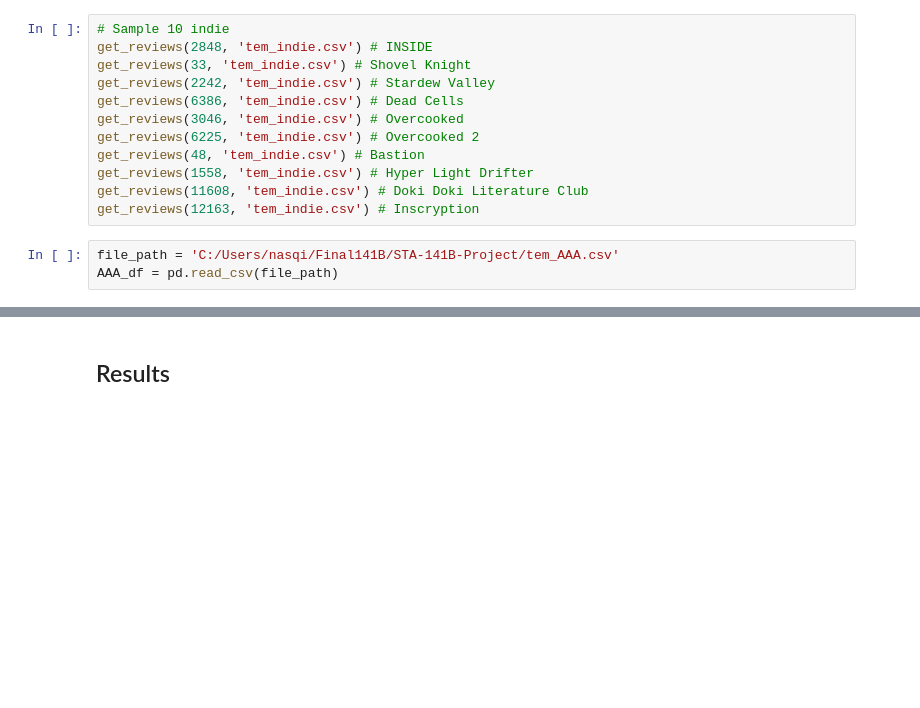
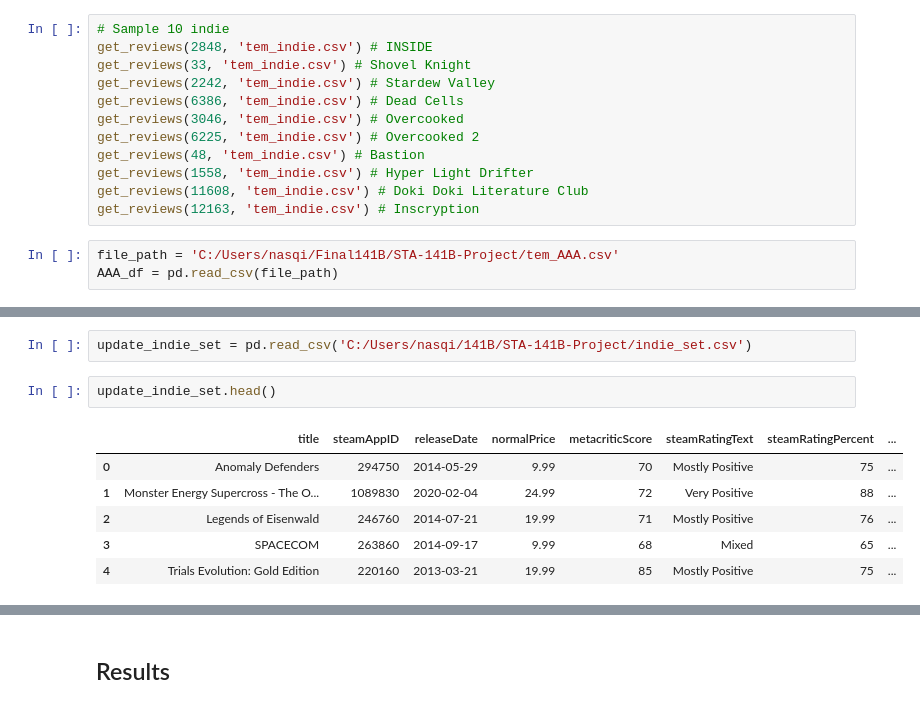
Before and after one commit to judahhsu/An-Investigation-into-the-Factors-which-Influence-a-Video-Game-s-Popularity, a Jupyter notebook: Final Project.ipynb, the cells around one changed output, grey strips where cells are left out. Drawn from its saved outputs; the diff is of its cells as text; blank space fills up the shorter version.

```diff
--- a/Final Project.ipynb
+++ b/Final Project.ipynb
@@ -476,0 +515,11 @@ indie_df.head()
+# %%
+update_indie_set = pd.read_csv('C:/Users/nasqi/141B/STA-141B-Project/indie_set.csv')
+# %%
+update_indie_set.head()
+# %% [output]
+|  | title | steamAppID | releaseDate | normalPrice | metacriticScore | steamRatingText | steamRatingPercent | ... |
+| 0 | Anomaly Defenders | 294750 | 2014-05-29 | 9.99 | 70 | Mostly Positive | 75 | ... |
+| 1 | Monster Energy Supercross - The O... | 1089830 | 2020-02-04 | 24.99 | 72 | Very Positive | 88 | ... |
+| 2 | Legends of Eisenwald | 246760 | 2014-07-21 | 19.99 | 71 | Mostly Positive | 76 | ... |
+| 3 | SPACECOM | 263860 | 2014-09-17 | 9.99 | 68 | Mixed | 65 | ... |
+| 4 | Trials Evolution: Gold Edition | 220160 | 2013-03-21 | 19.99 | 85 | Mostly Positive | 75 | ... |
```
Also changed, not shown: parts of 12 cells of this notebook, 2 other files.
